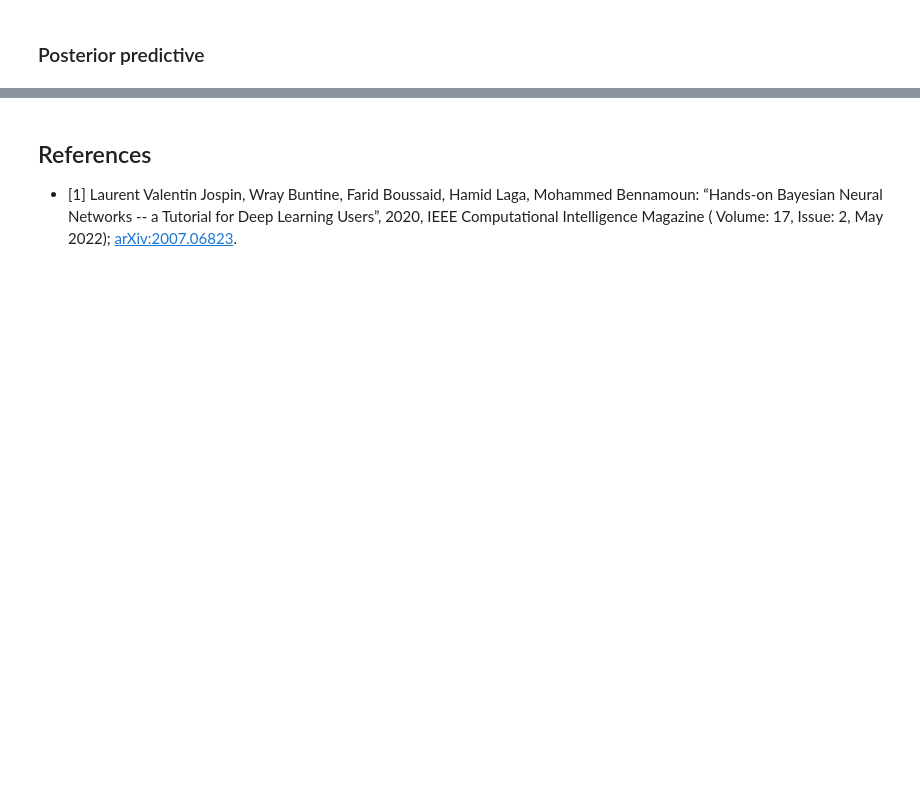
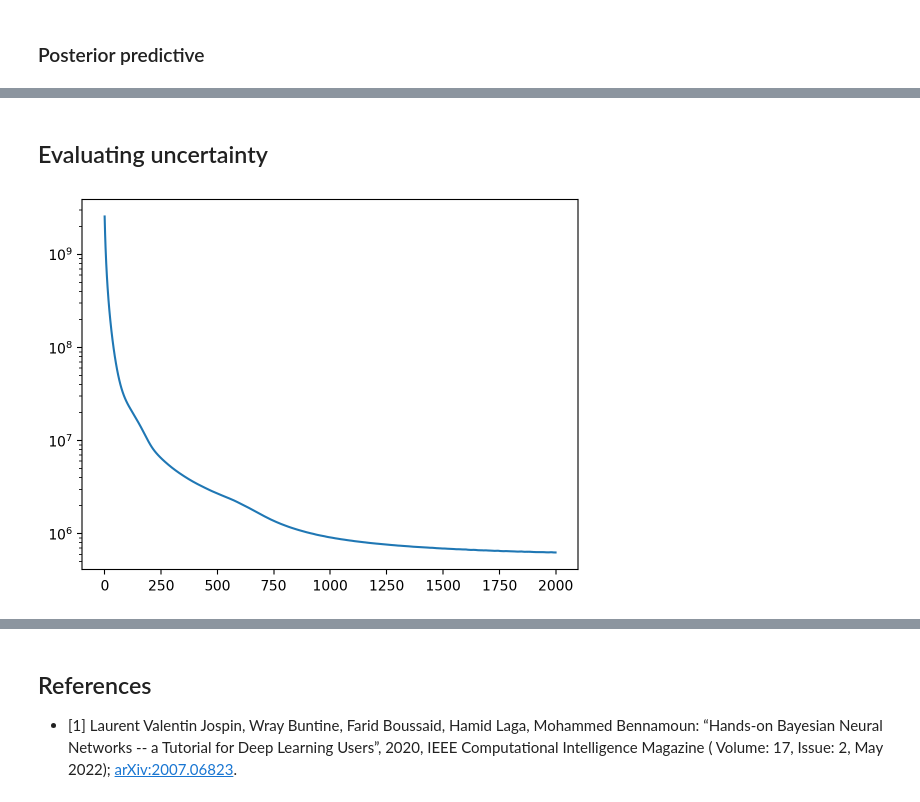
Before and after one commit to gerdm/bayes, a Jupyter notebook: bayes-by-backprop.ipynb, the cells around one changed output, grey strips where cells are left out. Saved outputs shown, nothing was run; the diff lists cells and outputs as text; code cells hidden in the pictures; blank space fills up the shorter version.

```diff
--- a/bayes-by-backprop.ipynb
+++ b/bayes-by-backprop.ipynb
@@ -265,0 +273,2 @@ plt.xlim(0, 180)
+# %% [markdown]
+## Evaluating uncertainty
@@ -265,0 +283,39 @@ plt.xlim(0, 180)
+# %%
+bins = jnp.linspace(0, 180, 20)
+bins_ix = jnp.digitize(y_train, bins)
+bins_ix_test = jnp.digitize(y_test, bins)
+# %%
+bins_void = jnp.arange(7, 10)
+# %%
+map_void = jnp.isin(bins_ix, bins_void)
+
+X_seen_train = X_train[~map_void]
+y_seen_train = y_train[~map_void]
+# %%
+batch_size = 100
+num_epochs = 2000
+tx = optax.adam(5e-4)
+keys_epochs = jax.random.split(key_train, num_epochs)
+
+# Bayes-by-backprop params
+b3p = BBBParams(
+    mean=params_mean,
+    logvar=params_logvar,
+)
+
+opt_state = TrainState.create(
+    apply_fn=model.apply,
+    params=b3p,
+    tx=tx
+)
+
+losses = []
+for key_epoch in (pbar := tqdm(keys_epochs)):
+    loss, opt_state = train_epoch(key, opt_state, X_seen_train, y_seen_train, batch_size, lossfn)
+    pbar.set_description(f"{loss=:0.4e}")
+    losses.append(loss)
+# %%
+plt.plot(losses)
+plt.yscale("log")
+# %% [output]
+[figure, added]
```
Also changed, not shown: parts of 18 cells of this notebook.
